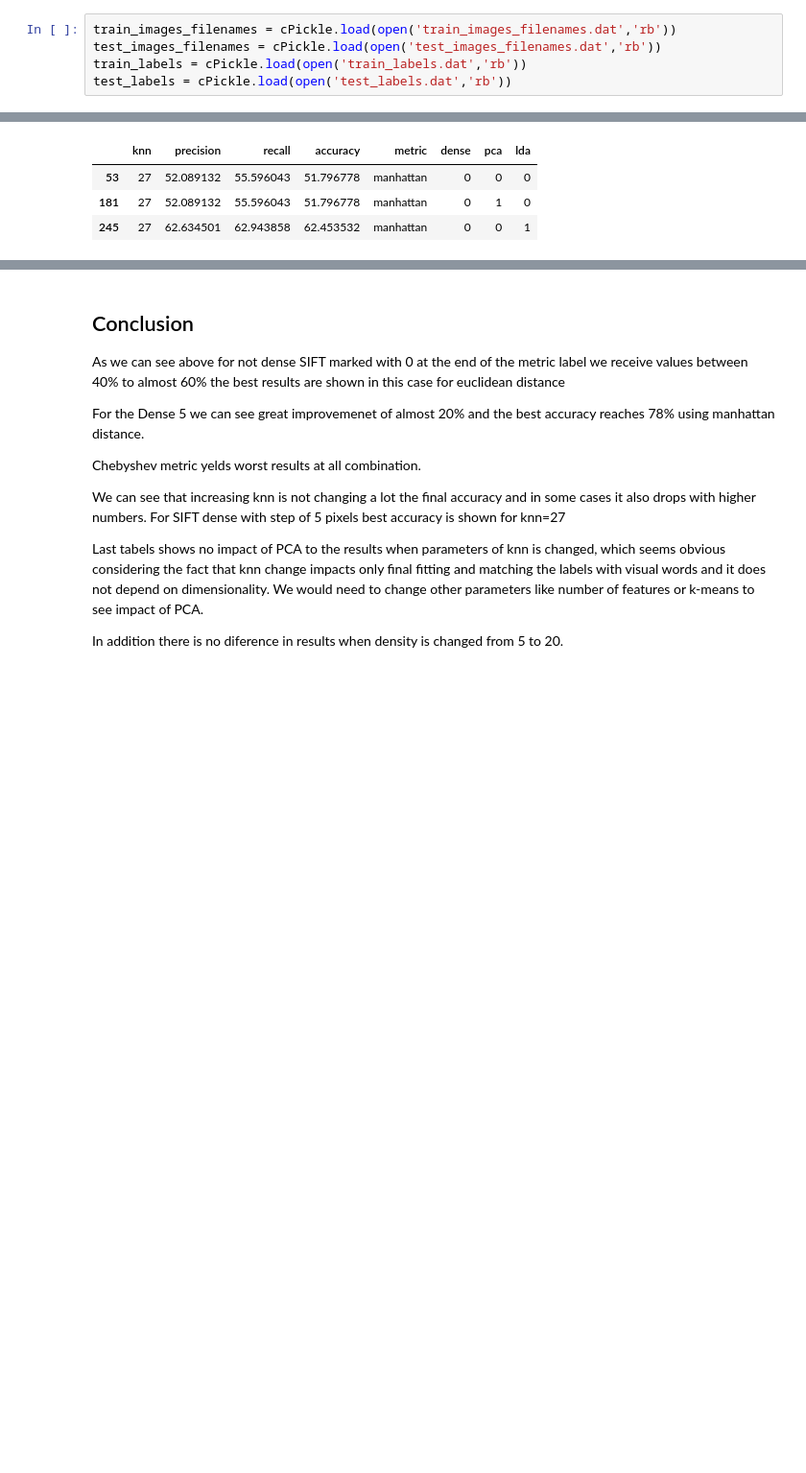
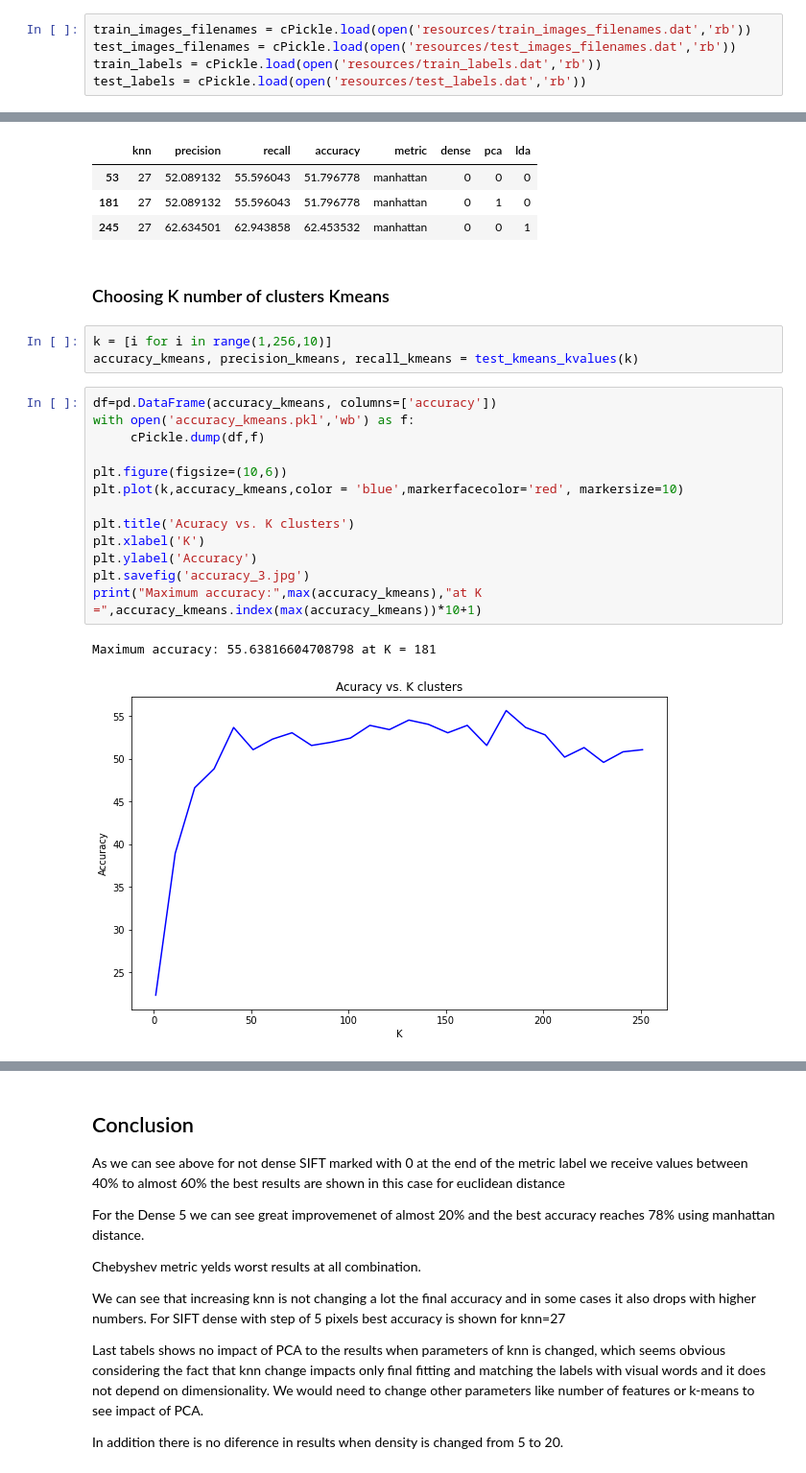
Before and after one commit to StanleyAlbayeros/MCV-M3-MLCV-G02, a Jupyter notebook: BagofVisualWords.ipynb, the cells around one changed output, grey strips where cells are left out. Shown: that part at 96% size. Drawn from its saved outputs; the diff is of its cells as text; blank space fills up the shorter version.

Commit message:
Added K cluster Kmeans and PCA

```diff
--- a/BagofVisualWords.ipynb
+++ b/BagofVisualWords.ipynb
@@ -18,10 +19,10 @@ sklearn.__version__
 # %% [markdown]
 Let us first read the train and test files
 # %%
-train_images_filenames = cPickle.load(open('train_images_filenames.dat','rb'))
-test_images_filenames = cPickle.load(open('test_images_filenames.dat','rb'))
-train_labels = cPickle.load(open('train_labels.dat','rb'))
-test_labels = cPickle.load(open('test_labels.dat','rb'))
+train_images_filenames = cPickle.load(open('resources/train_images_filenames.dat','rb'))
+test_images_filenames = cPickle.load(open('resources/test_images_filenames.dat','rb'))
+train_labels = cPickle.load(open('resources/train_labels.dat','rb'))
+test_labels = cPickle.load(open('resources/test_labels.dat','rb'))
 # %%
 train_images_filenames[12]
 # %% [output]
@@ -452,3 +559,24 @@ df_new[(df_new.knn==27)&(df_new.dense==0)&(df_new.metric=='manhattan')]
 | 53 | 27 | 52.089132 | 55.596043 | 51.796778 | manhattan | 0 | 0 | 0 |
 | 181 | 27 | 52.089132 | 55.596043 | 51.796778 | manhattan | 0 | 1 | 0 |
 | 245 | 27 | 62.634501 | 62.943858 | 62.453532 | manhattan | 0 | 0 | 1 |
+# %% [markdown]
+### Choosing K number of clusters Kmeans
+# %%
+k = [i for i in range(1,256,10)]
+accuracy_kmeans, precision_kmeans, recall_kmeans = test_kmeans_kvalues(k)
+# %%
+df=pd.DataFrame(accuracy_kmeans, columns=['accuracy'])
+with open('accuracy_kmeans.pkl','wb') as f:
+     cPickle.dump(df,f)
+
+plt.figure(figsize=(10,6))
+plt.plot(k,accuracy_kmeans,color = 'blue',markerfacecolor='red', markersize=10)
+
+plt.title('Acuracy vs. K clusters')
+plt.xlabel('K')
+plt.ylabel('Accuracy')
+plt.savefig('accuracy_3.jpg')
+print("Maximum accuracy:",max(accuracy_kmeans),"at K =",accuracy_kmeans.index(max(accuracy_kmeans))*10+1)
+# %% [output]
+Maximum accuracy: 55.63816604708798 at K = 181
+[figure, added]
```
Also changed, not shown: parts of 12 cells of this notebook, 3 other files.
